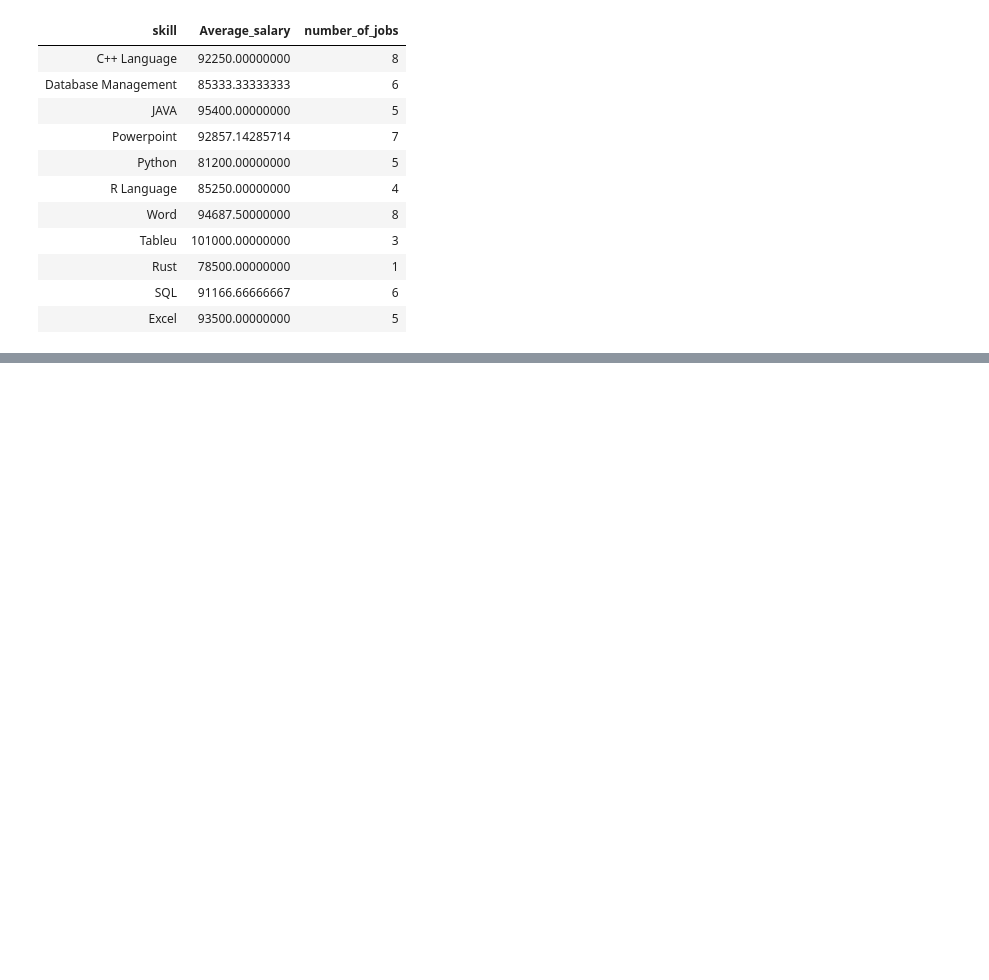
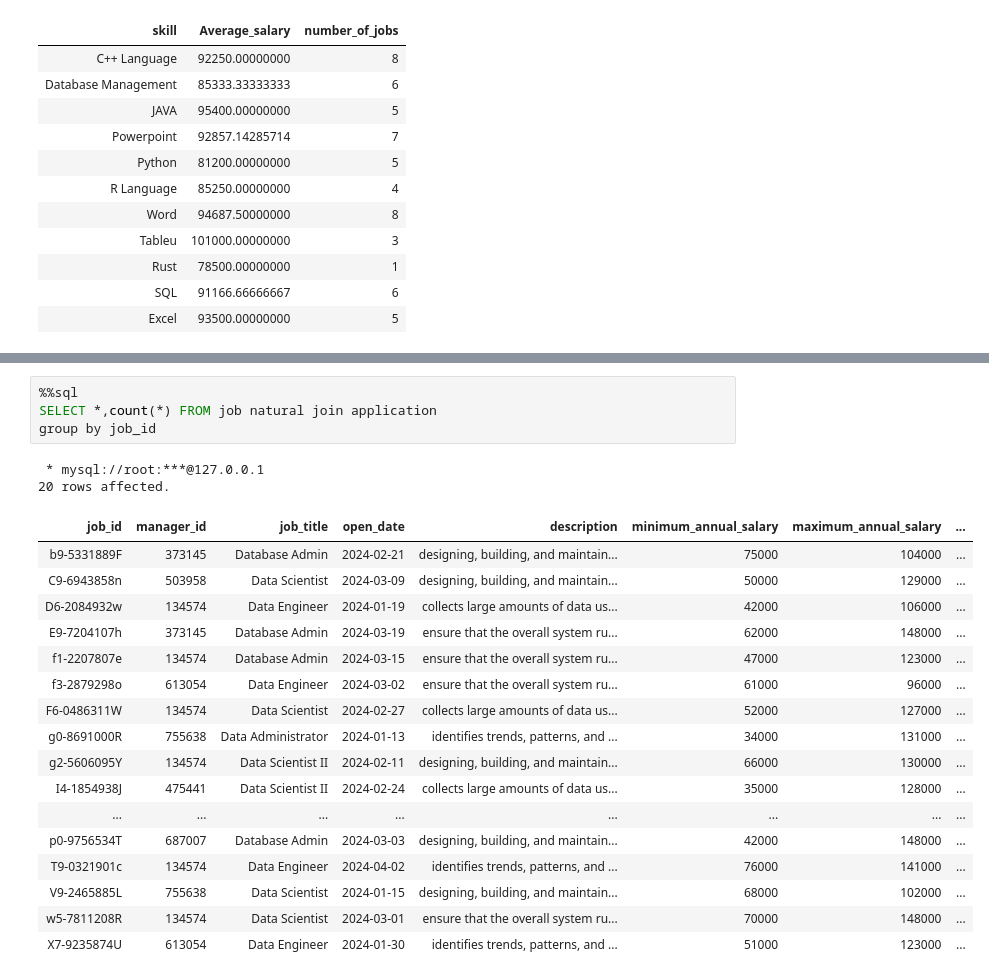
Before and after one commit to JasmineMadi/datajoint-tutorials, a Jupyter notebook: db-course/PythonFinalPro.ipynb, the cells around one changed output, grey strips where cells are left out. Saved outputs shown, nothing was run; the diff lists cells and outputs as text; blank space fills up the shorter version.

```diff
--- a/db-course/PythonFinalPro.ipynb
+++ b/db-course/PythonFinalPro.ipynb
@@ -440,0 +487,24 @@ where manager_id=300348
+# %%
+%%sql
+SELECT *,count(*) FROM job natural join application
+group by job_id
+# %% [output]
+ * mysql://root:***@127.0.0.1
+20 rows affected.
+| job_id | manager_id | job_title | open_date | description | minimum_annual_salary | maximum_annual_salary | ... |
+| b9-5331889F | 373145 | Database Admin | 2024-02-21 | designing, building, and maintain... | 75000 | 104000 | ... |
+| C9-6943858n | 503958 | Data Scientist | 2024-03-09 | designing, building, and maintain... | 50000 | 129000 | ... |
+| D6-2084932w | 134574 | Data Engineer | 2024-01-19 | collects large amounts of data us... | 42000 | 106000 | ... |
+| E9-7204107h | 373145 | Database Admin | 2024-03-19 | ensure that the overall system ru... | 62000 | 148000 | ... |
+| f1-2207807e | 134574 | Database Admin | 2024-03-15 | ensure that the overall system ru... | 47000 | 123000 | ... |
+| f3-2879298o | 613054 | Data Engineer | 2024-03-02 | ensure that the overall system ru... | 61000 | 96000 | ... |
+| F6-0486311W | 134574 | Data Scientist | 2024-02-27 | collects large amounts of data us... | 52000 | 127000 | ... |
+| g0-8691000R | 755638 | Data Administrator | 2024-01-13 | identifies trends, patterns, and ... | 34000 | 131000 | ... |
+| g2-5606095Y | 134574 | Data Scientist II | 2024-02-11 | designing, building, and maintain... | 66000 | 130000 | ... |
+| I4-1854938J | 475441 | Data Scientist II | 2024-02-24 | collects large amounts of data us... | 35000 | 128000 | ... |
+| ... | ... | ... | ... | ... | ... | ... | ... |
+| p0-9756534T | 687007 | Database Admin | 2024-03-03 | designing, building, and maintain... | 42000 | 148000 | ... |
+| T9-0321901c | 134574 | Data Engineer | 2024-04-02 | identifies trends, patterns, and ... | 76000 | 141000 | ... |
+| V9-2465885L | 755638 | Data Scientist | 2024-01-15 | designing, building, and maintain... | 68000 | 102000 | ... |
+| w5-7811208R | 134574 | Data Scientist | 2024-03-01 | ensure that the overall system ru... | 70000 | 148000 | ... |
+| X7-9235874U | 613054 | Data Engineer | 2024-01-30 | identifies trends, patterns, and ... | 51000 | 123000 | ... |
```
Also changed, not shown: parts of 5 cells of this notebook.
